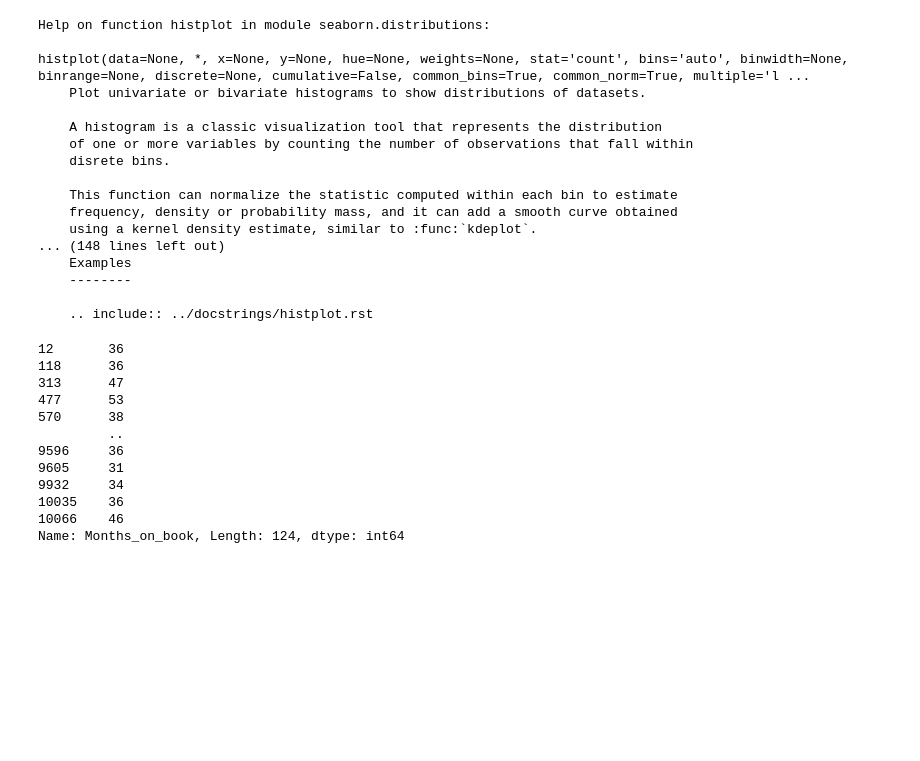
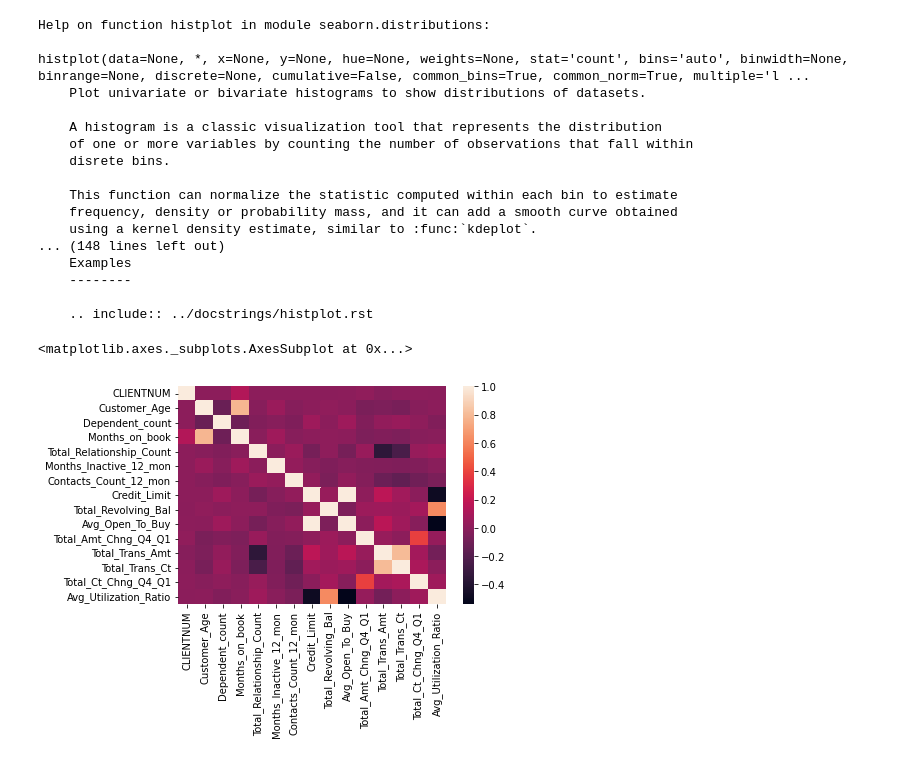
Before and after one commit to agilepydev/Project_04_bis-Churn_prediction, a Jupyter notebook: EDA.ipynb, the cells around one changed output. Cells and saved outputs as stored; diff of their text form; code cells hidden in the pictures; blank space fills up the shorter version.

```diff
--- a/EDA.ipynb
+++ b/EDA.ipynb
@@ -114,18 +245,10 @@ histplot(data=None, *, x=None, y=None, hue=None, weights=None, stat='count', bin
     --------
 
     .. include:: ../docstrings/histplot.rst
-# %%
-df[df["Months_Inactive_12_mon"]==6]["Months_on_book"]
-# %% [output]
-12       36
-118      36
-313      47
-477      53
-570      38
-         ..
-9596     36
-9605     31
-9932     34
-10035    36
-10066    46
-Name: Months_on_book, Length: 124, dtype: int64
+# %%
+corr = df.corr()
+
+sns.heatmap(corr)
+# %% [output]
+<matplotlib.axes._subplots.AxesSubplot at 0x...>
+[figure, added]
```
Also changed, not shown: parts of 33 cells of this notebook, 1 other file.
